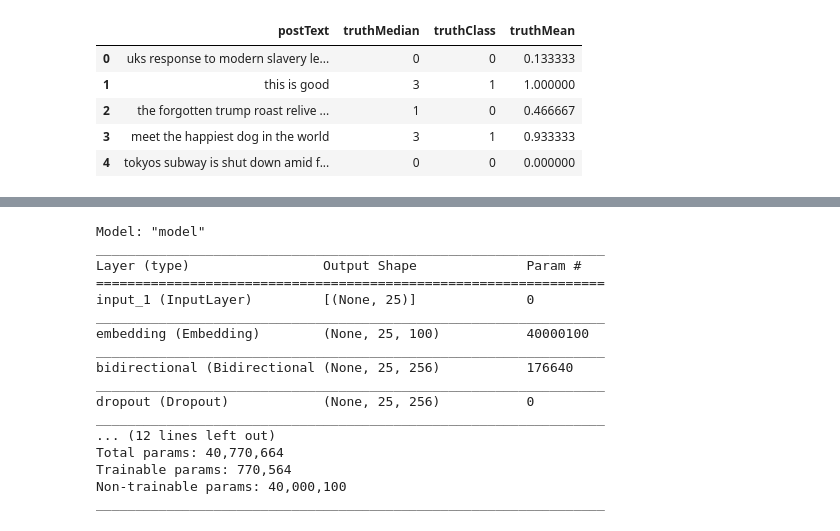
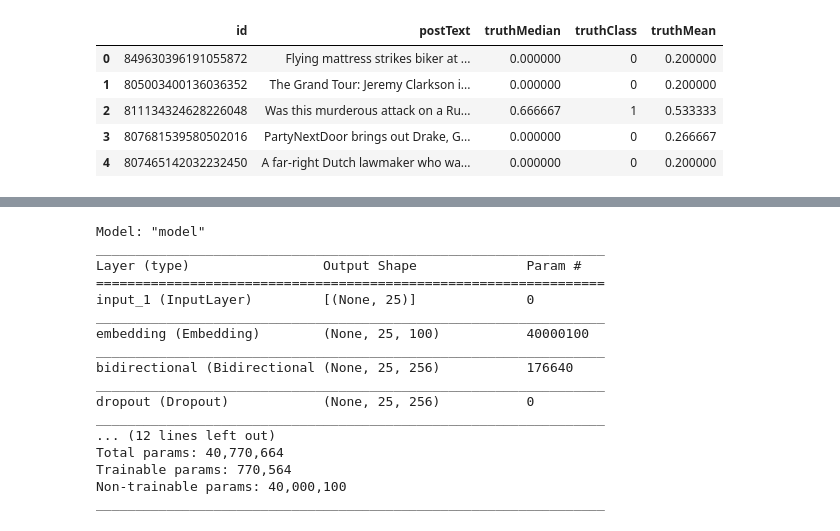
Before and after one commit to legendaryBowen/ClickbaitDetection, a Jupyter notebook: BiGRU_Clickbait_Detector.ipynb, the cells around one changed output, grey strips where cells are left out. Saved outputs shown, nothing was run; the diff lists cells and outputs as text; code cells hidden in the pictures.

```diff
--- a/BiGRU_Clickbait_Detector.ipynb
+++ b/BiGRU_Clickbait_Detector.ipynb
@@ -12,10 +12,10 @@ from keras.preprocessing import sequence
 from keras.initializers import glorot_uniform
 from sklearn import preprocessing
 # %%
-truth_df = pd.DataFrame(columns=['id','truthMedian','truthClass','truthMean'])
-with open('data/truth.jsonl') as data:
-    for labelobj in data:
-        truth = json.loads(labelobj)
-        truthlabel = {'id': truth['id'], 'truthMedian': truth['truthMedian'], 'truthClass': truth['truthClass'], 'truthMean': truth['truthMean']}
-        truth_df = truth_df.append(truthlabel, ignore_index = True)
-truth_df.head()
+# truth_df = pd.DataFrame(columns=['id','truthMedian','truthClass','truthMean'])
+# with open('data/truth.jsonl') as data:
+#     for labelobj in data:
+#         truth = json.loads(labelobj)
+#         truthlabel = {'id': truth['id'], 'truthMedian': truth['truthMedian'], 'truthClass': truth['truthClass'], 'truthMean': truth['truthMean']}
+#         truth_df = truth_df.append(truthlabel, ignore_index = True)
+# truth_df.head()
@@ -29,8 +22,8 @@ truth_df.head()
 # %%
-instances_df = pd.DataFrame(columns=['id','postText'])
-with open('data/instances.jsonl') as data:
-	for instanceobj in data:
-		instance = json.loads(instanceobj)
-		instancerow = {'id': instance['id'], 'postText': instance['postText']}
-		instances_df = instances_df.append(instancerow, ignore_index=True)
-instances_df.head()
+# instances_df = pd.DataFrame(columns=['id','postText'])
+# with open('data/instances.jsonl') as data:
+# 	for instanceobj in data:
+# 		instance = json.loads(instanceobj)
+# 		instancerow = {'id': instance['id'], 'postText': instance['postText']}
+# 		instances_df = instances_df.append(instancerow, ignore_index=True)
+# instances_df.head()
@@ -58,15 +37,8 @@ dataset.head()
 # %%
-# Convert the 'no-clickbait' or 'clickbait' to binary indicator
-dataset['truthClass'] = dataset['truthClass'].apply(classToBinary)
-# Convert floating number in 'truthMedian' column to integer
-dataset['truthMedian'] = dataset['truthMedian'].apply(medianToInteger)
-# Remove all punctuations and clear the text
-dataset['postText'] = dataset['postText'].apply(cleanText)
-dataset.head()
+# # Convert the 'no-clickbait' or 'clickbait' to binary indicator
+# dataset['truthClass'] = dataset['truthClass'].apply(classToBinary)
+# # Convert floating number in 'truthMedian' column to integer
+# dataset['truthMedian'] = dataset['truthMedian'].apply(medianToInteger)
+# # Remove all punctuations and clear the text
+# dataset['postText'] = dataset['postText'].apply(cleanText)
+# dataset.head()
-# %% [output]
-|  | postText | truthMedian | truthClass | truthMean |
-| 0 | uks response to modern slavery le... | 0 | 0 | 0.133333 |
-| 1 | this is good | 3 | 1 | 1.000000 |
-| 2 | the forgotten trump roast relive ... | 1 | 0 | 0.466667 |
-| 3 | meet the happiest dog in the world | 3 | 1 | 0.933333 |
-| 4 | tokyos subway is shut down amid f... | 0 | 0 | 0.000000 |
@@ -72,0 +56,15 @@ dataset.head()
+# %%
+train_df = pd.DataFrame(columns=['id','postText','truthMedian','truthClass','truthMean'])
+with open('data/train.json') as json_data:
+    data = json.load(json_data)
+    for instance in data:
+        train_instance = {'id': instance['text_id'], 'postText': instance['post_text'], 'truthMedian': instance['truth_median'], 'truthClass': instance['click_bait'], 'truthMean': instance['truth_mean']}
+        train_df = train_df.append(train_instance, ignore_index = True)
+train_df.head()
+# %% [output]
+|  | id | postText | truthMedian | truthClass | truthMean |
+| 0 | 849630396191055872 | Flying mattress strikes biker at ... | 0.000000 | 0 | 0.200000 |
+| 1 | 805003400136036352 | The Grand Tour: Jeremy Clarkson i... | 0.000000 | 0 | 0.200000 |
+| 2 | 811134324628226048 | Was this murderous attack on a Ru... | 0.666667 | 1 | 0.533333 |
+| 3 | 807681539580502016 | PartyNextDoor brings out Drake, G... | 0.000000 | 0 | 0.266667 |
+| 4 | 807465142032232450 | A far-right Dutch lawmaker who wa... | 0.000000 | 0 | 0.200000 |
```
Also changed, not shown: parts of 25 cells of this notebook, 8 other files.
